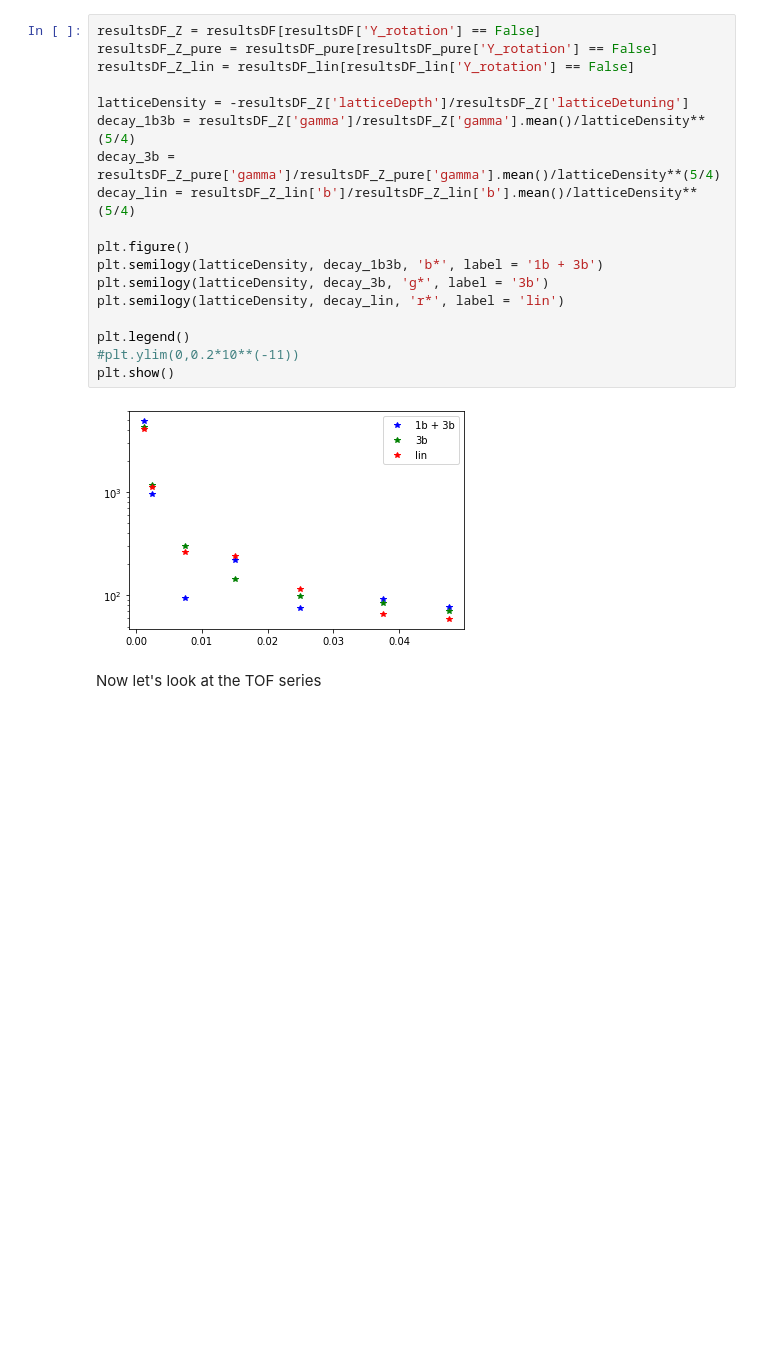
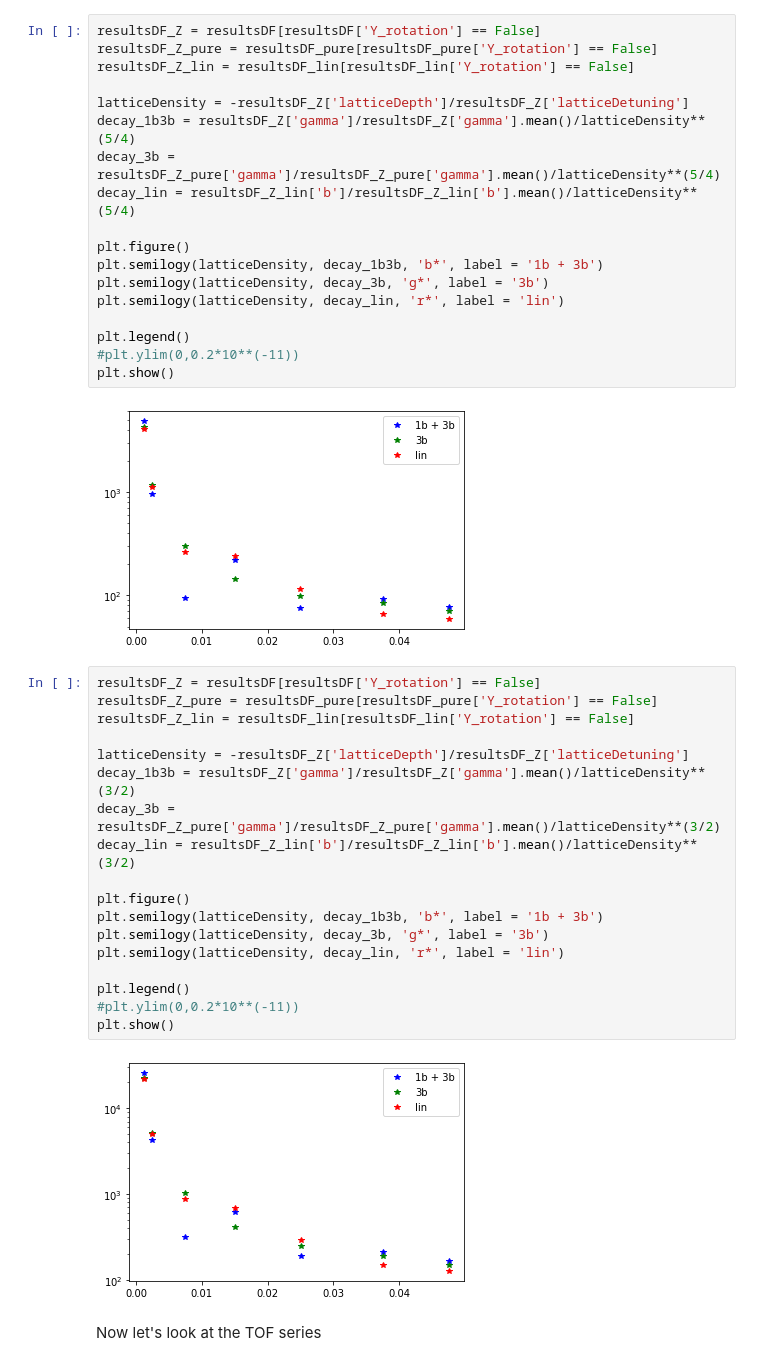
Before and after one commit to barralp/dypole-lattice, a Jupyter notebook: fitting/v2/Data_fitting-3b_210423.ipynb, the cells around one changed output. Drawn from its saved outputs; the diff is of its cells as text; blank space fills up the shorter version.

```diff
--- a/fitting/v2/Data_fitting-3b_210423.ipynb
+++ b/fitting/v2/Data_fitting-3b_210423.ipynb
@@ -318,6 +320,26 @@ plt.legend()
 plt.show()
 # %% [output]
 [figure]
+# %%
+resultsDF_Z = resultsDF[resultsDF['Y_rotation'] == False]
+resultsDF_Z_pure = resultsDF_pure[resultsDF_pure['Y_rotation'] == False]
+resultsDF_Z_lin = resultsDF_lin[resultsDF_lin['Y_rotation'] == False]
+
+latticeDensity = -resultsDF_Z['latticeDepth']/resultsDF_Z['latticeDetuning']
+decay_1b3b = resultsDF_Z['gamma']/resultsDF_Z['gamma'].mean()/latticeDensity**(3/2)
+decay_3b = resultsDF_Z_pure['gamma']/resultsDF_Z_pure['gamma'].mean()/latticeDensity**(3/2)
+decay_lin = resultsDF_Z_lin['b']/resultsDF_Z_lin['b'].mean()/latticeDensity**(3/2)
+
+plt.figure()
+plt.semilogy(latticeDensity, decay_1b3b, 'b*', label = '1b + 3b')
+plt.semilogy(latticeDensity, decay_3b, 'g*', label = '3b')
+plt.semilogy(latticeDensity, decay_lin, 'r*', label = 'lin')
+
+plt.legend()
+#plt.ylim(0,0.2*10**(-11))
+plt.show()
+# %% [output]
+[figure, added]
 # %% [markdown]
 Now let's look at the TOF series
 # %%
```
Also changed, not shown: parts of 5 cells of this notebook, 47 other files.
